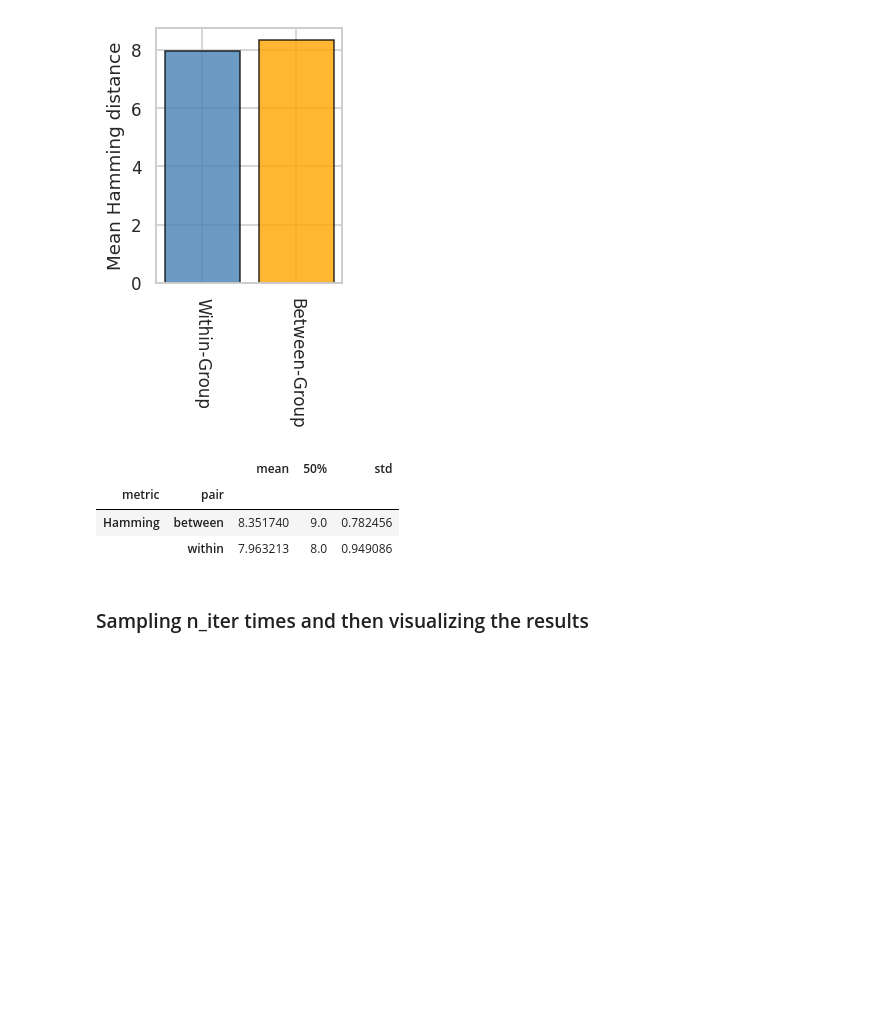
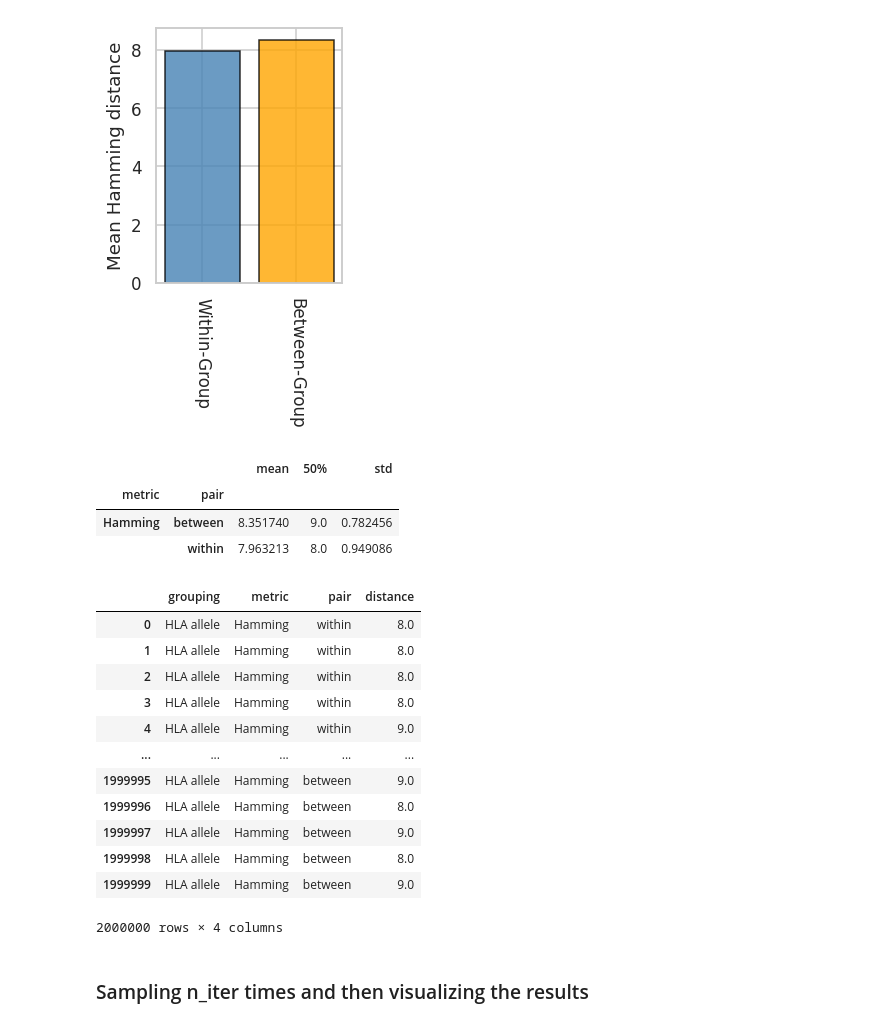
Before and after one commit to delipouya/tcr-bench, a Jupyter notebook: 3_iedb_similarity_mhc1.ipynb, the cells around one changed output. Cells and saved outputs as stored; diff of their text form; code cells hidden in the pictures; blank space fills up the shorter version.

```diff
--- a/3_iedb_similarity_mhc1.ipynb
+++ b/3_iedb_similarity_mhc1.ipynb
@@ -197,17 +197,15 @@ def sample_between(groups, n):
             break
     return pairs
 
-def dists(pairs, metric):
+MERICS_DICT = [("Levenshtein", lev), ("Hamming", hamming), ("BLOSUM62", blosum_dist)]
+def dists(pairs, metric_name):
+    metric = MERICS_DICT[metric_name]
     return np.fromiter((metric(a, b) for a, b in pairs), dtype=float, count=len(pairs))
-
-#METRICS = [("Levenshtein", lev), ("Hamming", hamming), ("BLOSUM62", blosum_dist)]
-METRICS = [("Hamming", hamming)]
-
 
 
 def compare(wp, bp, label):
     rows = []
-    for mname, metric in METRICS:
+    for mname, metric in MERICS_DICT:
         for grp, pairs in [("within", wp), ("between", bp)]:
             for v in dists(pairs, metric):
                 rows.append({"grouping": label, "metric": mname, "pair": grp, "distance": v})
@@ -280,6 +278,22 @@ res_allele.groupby(["metric", "pair"])["distance"].describe()[["mean", "50%", "s
 | metric | pair |  |  |  |
 | Hamming | between | 8.351740 | 9.0 | 0.782456 |
 |  | within | 7.963213 | 8.0 | 0.949086 |
+# %%
+res_allele
+# %% [output]
+|  | grouping | metric | pair | distance |
+| 0 | HLA allele | Hamming | within | 8.0 |
+| 1 | HLA allele | Hamming | within | 8.0 |
+| 2 | HLA allele | Hamming | within | 8.0 |
+| 3 | HLA allele | Hamming | within | 8.0 |
+| 4 | HLA allele | Hamming | within | 9.0 |
+| ... | ... | ... | ... | ... |
+| 1999995 | HLA allele | Hamming | between | 9.0 |
+| 1999996 | HLA allele | Hamming | between | 8.0 |
+| 1999997 | HLA allele | Hamming | between | 9.0 |
+| 1999998 | HLA allele | Hamming | between | 8.0 |
+| 1999999 | HLA allele | Hamming | between | 9.0 |
+2000000 rows × 4 columns
 # %% [markdown]
 ### Sampling n_iter times and then visualizing the results
 # %%
```
Also changed, not shown: parts of 5 cells of this notebook.
